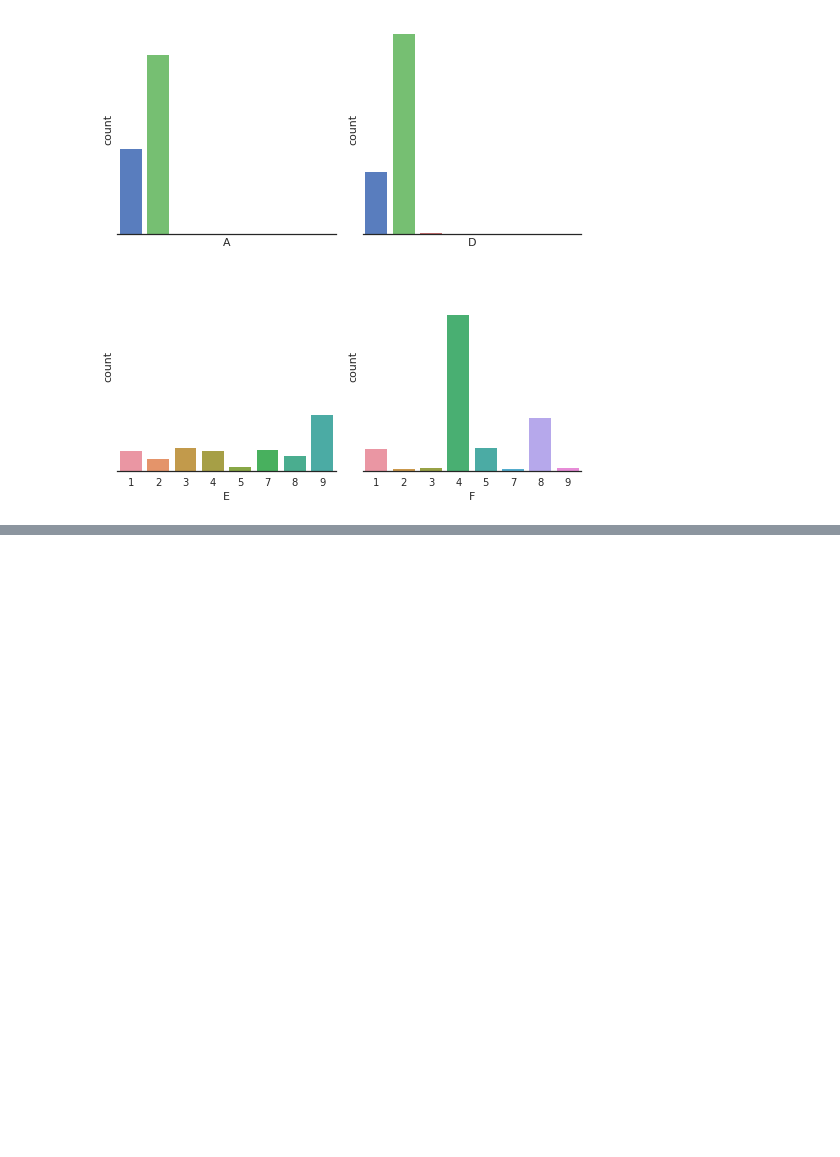
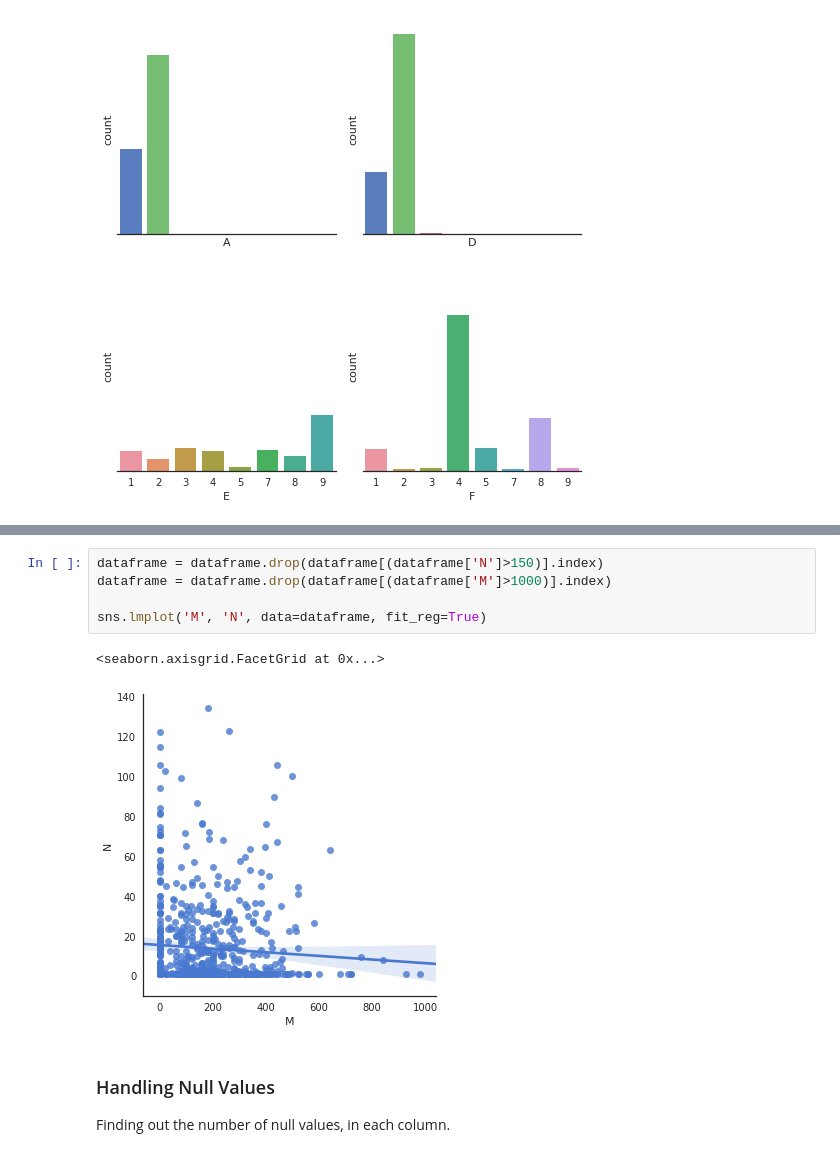
Before and after one commit to vickyumath/GreyAtom-Project, a Jupyter notebook: australian_data.ipynb, the cells around one changed output, grey strips where cells are left out. Drawn from its saved outputs; the diff is of its cells as text; blank space fills up the shorter version.

```diff
--- a/australian_data.ipynb
+++ b/australian_data.ipynb
@@ -201,0 +240,11 @@ Exploring the Numerical Columns in the dataset
+# %%
+dataframe = dataframe.drop(dataframe[(dataframe['N']>150)].index)
+dataframe = dataframe.drop(dataframe[(dataframe['M']>1000)].index)
+
+sns.lmplot('M', 'N', data=dataframe, fit_reg=True)
+# %% [output]
+<seaborn.axisgrid.FacetGrid at 0x...>
+[figure, added]
+# %% [markdown]
+### Handling Null Values
+Finding out the number of null values, in each column.
```
Also changed, not shown: parts of 10 cells of this notebook.
